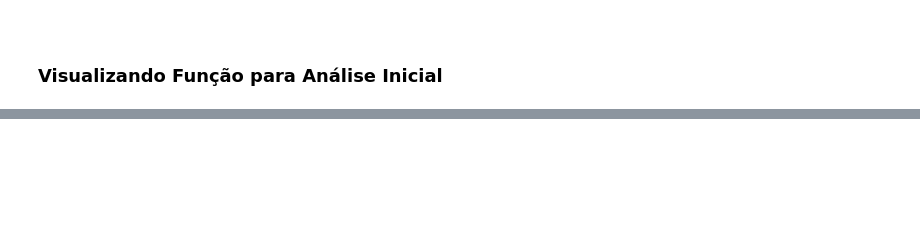
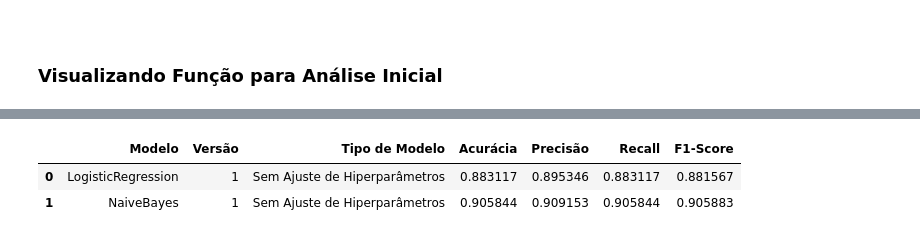
Before and after one commit to EduardoBran/Python_-_Machine_Learning_com_Apache_Spark, a Jupyter notebook: 04.Lab_4_-_Prevendo_Se_Uma_Mensagem_e_Spam_-_Classificacao_Binaria_Prob.ipynb, the cells around one changed output, grey strips where cells are left out. Drawn from its saved outputs; the diff is of its cells as text; code cells hidden in the pictures; blank space fills up the shorter version.

Commit message:
adicionando projeto prevendo se mensagem e spam

```diff
--- a/04.Lab_4_-_Prevendo_Se_Uma_Mensagem_e_Spam_-_Classificacao_Binaria_Prob.ipynb
+++ b/04.Lab_4_-_Prevendo_Se_Uma_Mensagem_e_Spam_-_Classificacao_Binaria_Prob.ipynb
@@ -121,7 +132,7 @@ spSession
 - Os dados serão carregados a partir de um arquivo CSV e gerados como um RDD (Resilient Distributed Dataset) no Apache Spark. O RDD é uma estrutura de dados distribuída que permite o processamento paralelo em um cluster, otimizando a performance.
 # %%
 # Carregando os dados e gerando um RDD
-spamRDD = sc.textFile("Lab/dados/dataset3.csv")
+spamRDD = sc.textFile("Lab/dados/dataset4.csv")
 
 # Tipo
 print(type(spamRDD), '\n')
@@ -256,0 +355,7 @@ funcao_analise_inicial(df_pandas)
+# %%
+# Converte o RDD em DataFrame
+spamDF = spSession.createDataFrame(spamRDD2, ["label", "message"])
+print(type(spamDF))
+
+# Exibir a estrutura do DataFrame para confirmação
+print(spamDF.printSchema())
@@ -256,0 +422,6 @@ funcao_analise_inicial(df_pandas)
+# %%
+# Dados de Treino e de Teste
+(dados_treino, dados_teste) = spamDF.randomSplit([0.7, 0.3])
+
+print(dados_treino.count())
+print(dados_teste.count())
@@ -256,0 +441,3 @@ funcao_analise_inicial(df_pandas)
+# %%
+# Cria um dataframe para receber as métricas de cada modelo
+df_modelos = pd.DataFrame()
@@ -256,0 +529,56 @@ funcao_analise_inicial(df_pandas)
+# %%
+# Criação do modelo
+nbClassifier = NaiveBayes()
+
+# Criação do Pipeline
+pipeline = Pipeline(stages=[tokenizador, term_frequency, inverse_tf, nbClassifier])
+
+# Treinamento do modelo com o Pipeline
+modelo = pipeline.fit(dados_treino)
+
+# Previsões nos dados de teste
+previsoes = modelo.transform(dados_teste)
+
+# Avaliando as métricas
+avaliador_acuracia = MulticlassClassificationEvaluator(predictionCol="prediction",
+                                                       labelCol="label",
+                                                       metricName="accuracy")
+
+avaliador_precisao = MulticlassClassificationEvaluator(predictionCol="prediction",
+                                                       labelCol="label",
+                                                       metricName="weightedPrecision")
+
+avaliador_recall = MulticlassClassificationEvaluator(predictionCol="prediction",
+                                                     labelCol="label",
+                                                     metricName="weightedRecall")
+
+avaliador_f1 = MulticlassClassificationEvaluator(predictionCol="prediction",
+                                                 labelCol="label",
+                                                 metricName="f1")
+
+# Calculando as métricas
+acuracia = avaliador_acuracia.evaluate(previsoes)
+precisao = avaliador_precisao.evaluate(previsoes)
+recall = avaliador_recall.evaluate(previsoes)
+f1_score = avaliador_f1.evaluate(previsoes)
+
+# Salvando as métricas no DataFrame
+modelo_nb = pd.DataFrame({
+    'Modelo': ['NaiveBayes'],
+    'Versão': ['1'],
+    'Tipo de Modelo': ['Sem Ajuste de Hiperparâmetros'],
+    'Acurácia': [acuracia],
+    'Precisão': [precisao],
+    'Recall': [recall],
+    'F1-Score': [f1_score]
+})
+
+# Concatenando com o DataFrame existente
+df_modelos = pd.concat([df_modelos, modelo_nb], ignore_index=True)
+
+# Visualizando o DataFrame com as métricas
+display(df_modelos)
+# %% [output]
+|  | Modelo | Versão | Tipo de Modelo | Acurácia | Precisão | Recall | F1-Score |
+| 0 | LogisticRegression | 1 | Sem Ajuste de Hiperparâmetros | 0.883117 | 0.895346 | 0.883117 | 0.881567 |
+| 1 | NaiveBayes | 1 | Sem Ajuste de Hiperparâmetros | 0.905844 | 0.909153 | 0.905844 | 0.905883 |
```
Also changed, not shown: parts of 23 cells of this notebook, 2 other files.
